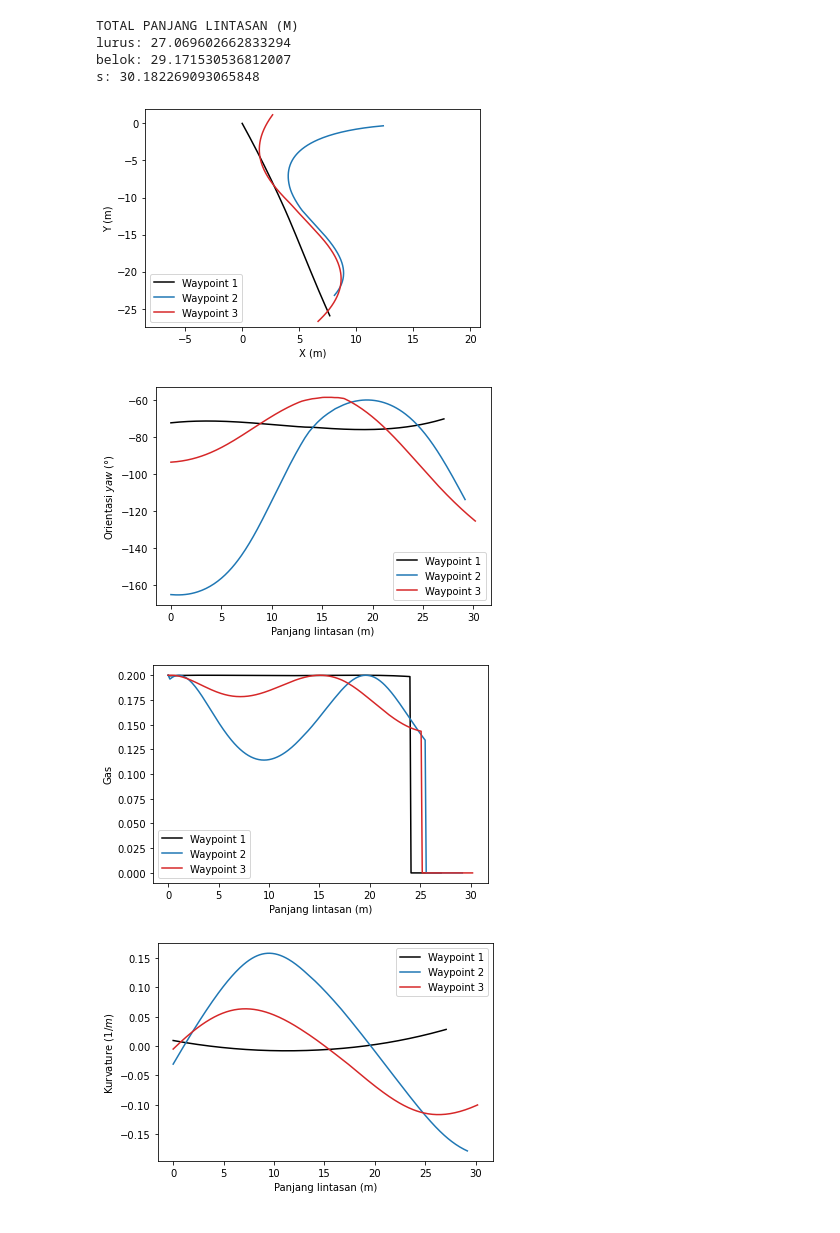
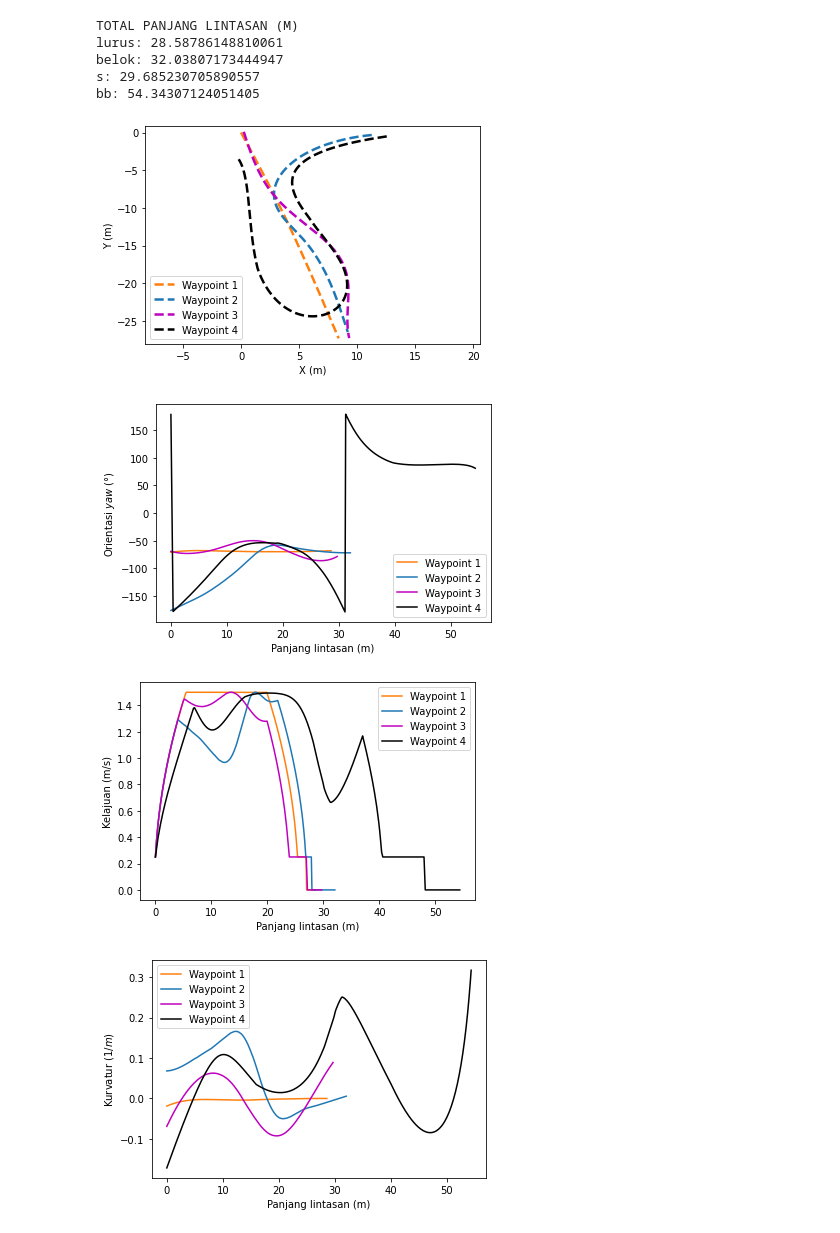
Before and after one commit to fadamsyah/final-project, a Jupyter notebook: Waypoints/Plot Profil Waypoints.ipynb, the cells around one changed output. Saved outputs shown, nothing was run; the diff lists cells and outputs as text; code cells hidden in the pictures.

Commit message:
Plot the newest waypoints

```diff
--- a/Waypoints/Plot Profil Waypoints.ipynb
+++ b/Waypoints/Plot Profil Waypoints.ipynb
@@ -9,38 +9,43 @@ def calculate_s(wp_x, wp_y):
         s[i] = s[i-1] + np.sqrt((wp_x[i] - wp_x[i-1])**2 + (wp_y[i] - wp_y[i-1])**2)
     return s
 # %%
-wp_lurus = np.load('wp/26_agus_wp_lurus.npy')
-wp_belok = np.load('wp/26_agus_wp_belok.npy')
-wp_s = np.load('wp/26_agus_wp_S.npy')
+wp_lurus = np.load('wp_31/31_agus_wp_lurus.npy')
+wp_belok = np.load('wp_31/31_agus_wp_belok.npy')
+wp_bb = np.load('wp_31/31_agus_wp_belok_besar.npy')
+wp_s = np.load('wp_31/31_agus_wp_S.npy')
 # %%
 wp_1 = np.copy(wp_lurus)
 wp_2 = np.copy(wp_belok)
 wp_3 = np.copy(wp_s)
+wp_4 = np.copy(wp_bb)
 
 wp_1[:,:2] -= wp_lurus[0,:2]
 wp_2[:,:2] -= wp_lurus[0,:2]
 wp_3[:,:2] -= wp_lurus[0,:2]
+wp_4[:,:2] -= wp_lurus[0,:2]
 
 s1 = calculate_s(wp_1[:,0], wp_1[:,1])
 s2 = calculate_s(wp_2[:,0], wp_2[:,1])
 s3 = calculate_s(wp_3[:,0], wp_3[:,1])
+s4 = calculate_s(wp_4[:,0], wp_4[:,1])
 
 print("TOTAL PANJANG LINTASAN (M)")
 print('lurus: {}'.format(s1[-1]))
 print('belok: {}'.format(s2[-1]))
 print('s: {}'.format(s3[-1]))
+print('bb: {}'.format(s4[-1]))
 
 a = np.min(wp_1[:,:2], axis=0)
 b = np.min(wp_2[:,:2], axis=0)
 c = np.min(wp_3[:,:2], axis=0)
-
-min_val = np.min(np.array([a,b,c]), axis=0)
+d = np.min(wp_4[:,:2], axis=0)
+min_val = np.min(np.array([a,b,c,d]), axis=0)
 
 a = np.max(wp_1[:,:2], axis=0)
 b = np.max(wp_2[:,:2], axis=0)
 c = np.max(wp_3[:,:2], axis=0)
-
-max_val = np.max(np.array([a,b,c]), axis=0)
+d = np.max(wp_4[:,:2], axis=0)
+max_val = np.max(np.array([a,b,c,d]), axis=0)
 
 center = (max_val + min_val) / 2
 scale = max_val - min_val
@@ -50,13 +55,15 @@ lim_min = center - max_scale/1.9
 lim_max = center + max_scale/1.9
 # %% [output]
 TOTAL PANJANG LINTASAN (M)
-lurus: 27.069602662833294
-belok: 29.171530536812007
-s: 30.182269093065848
+lurus: 28.58786148810061
+belok: 32.03807173444947
+s: 29.685230705890557
+bb: 54.34307124051405
 # %%
-plt.plot(wp_1[:,0], wp_1[:,1], label = 'Waypoint 1', color='black')
-plt.plot(wp_2[:,0], wp_2[:,1], label = 'Waypoint 2', color='tab:blue')
-plt.plot(wp_3[:,0], wp_3[:,1], label = 'Waypoint 3', color='tab:red')
+plt.plot(wp_1[:,0], wp_1[:,1], label = 'Waypoint 1', color='tab:orange', linestyle='--', linewidth=2.5)
+plt.plot(wp_2[:,0], wp_2[:,1], label = 'Waypoint 2', color='tab:blue', linestyle='--', linewidth=2.5)
+plt.plot(wp_3[:,0], wp_3[:,1], label = 'Waypoint 3', color='m', linestyle='--', linewidth=2.5)
+plt.plot(wp_4[:,0], wp_4[:,1], label = 'Waypoint 4', color='black', linestyle='--', linewidth=2.5)
 plt.legend()
 plt.xlim(lim_min[0], lim_max[0])
 plt.ylim(lim_min[1], lim_max[1])
@@ -65,37 +72,40 @@ plt.ylabel('Y (m)')
 plt.savefig('img/Posisi.png', dpi=600, transparent=True)
 plt.show()
 # %% [output]
-[figure, old version]
+[figure, new version]
 # %%
-plt.plot(s1, wp_1[:,2]*180/np.pi, label = 'Waypoint 1', color='black')
+plt.plot(s1, wp_1[:,2]*180/np.pi, label = 'Waypoint 1', color='tab:orange')
 plt.plot(s2, wp_2[:,2]*180/np.pi, label = 'Waypoint 2', color='tab:blue')
-plt.plot(s3, wp_3[:,2]*180/np.pi, label = 'Waypoint 3', color='tab:red')
+plt.plot(s3, wp_3[:,2]*180/np.pi, label = 'Waypoint 3', color='m')
+plt.plot(s4, wp_4[:,2]*180/np.pi, label = 'Waypoint 4', color='black')
 plt.xlabel('Panjang lintasan (m)')
 plt.ylabel(r'Orientasi $yaw$ ($\degree$)')
 plt.legend()
 plt.savefig('img/Yaw.png', dpi=600, transparent=True)
 plt.show()
 # %% [output]
-[figure, old version]
+[figure, new version]
 # %%
-plt.plot(s1, wp_1[:,3], label = 'Waypoint 1', color='black')
+plt.plot(s1, wp_1[:,3], label = 'Waypoint 1', color='tab:orange')
 plt.plot(s2, wp_2[:,3], label = 'Waypoint 2', color='tab:blue')
-plt.plot(s3, wp_3[:,3], label = 'Waypoint 3', color='tab:red')
+plt.plot(s3, wp_3[:,3], label = 'Waypoint 3', color='m')
+plt.plot(s4, wp_4[:,3], label = 'Waypoint 4', color='black')
 plt.xlabel('Panjang lintasan (m)')
-plt.ylabel('Gas')
+plt.ylabel('Kelajuan (m/s)')
 plt.legend()
-plt.savefig('img/Throttle.png', dpi=600, transparent=True)
+plt.savefig('img/Speed.png', dpi=600, transparent=True)
 plt.show()
 # %% [output]
-[figure, old version]
+[figure, new version]
 # %%
-plt.plot(s1, wp_1[:,4], label = 'Waypoint 1', color='black')
+plt.plot(s1, wp_1[:,4], label = 'Waypoint 1', color='tab:orange')
 plt.plot(s2, wp_2[:,4], label = 'Waypoint 2', color='tab:blue')
-plt.plot(s3, wp_3[:,4], label = 'Waypoint 3', color='tab:red')
+plt.plot(s3, wp_3[:,4], label = 'Waypoint 3', color='m')
+plt.plot(s4, wp_4[:,4], label = 'Waypoint 4', color='black')
 plt.xlabel('Panjang lintasan (m)')
-plt.ylabel(r'Kurvature $(1/m)$')
+plt.ylabel(r'Kurvatur $(1/m)$')
 plt.legend()
 plt.savefig('img/Kurvatur.png', dpi=600, transparent=True)
 plt.show()
 # %% [output]
-[figure, old version]
+[figure, new version]
```
Also changed, not shown: 13 other files.
